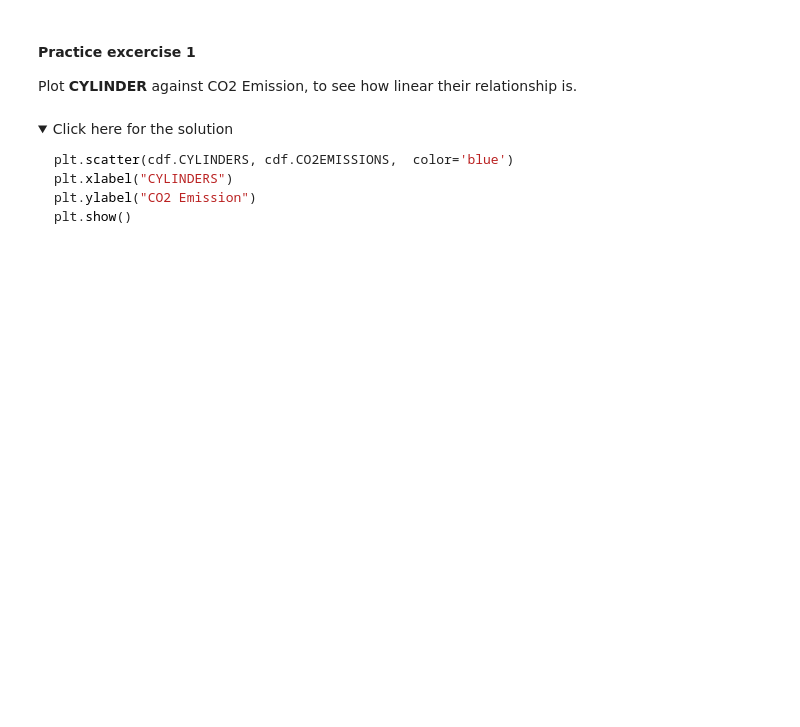
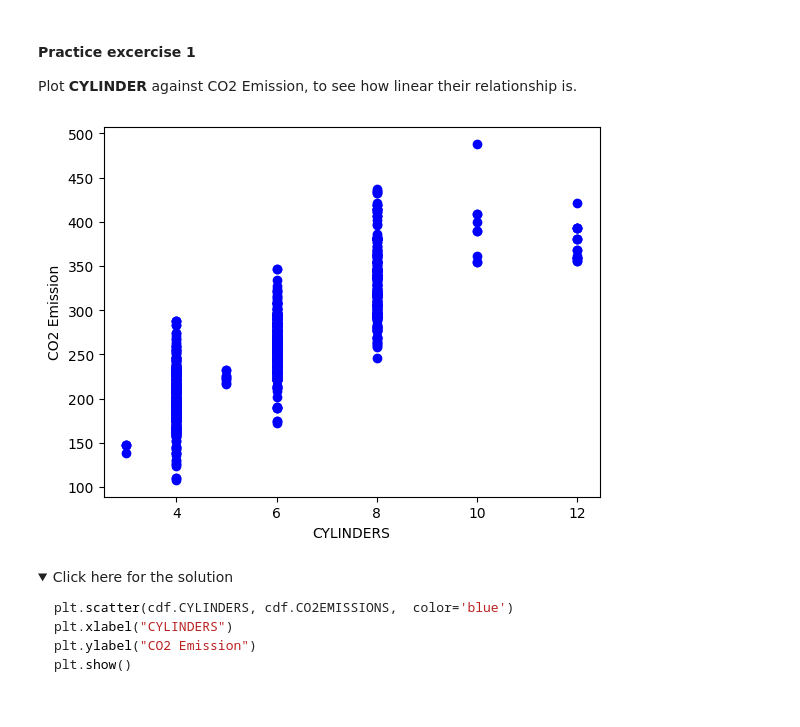
Before and after one commit to hamzeh-khanpour/Python_SQL_Machine_Learning, a Jupyter notebook: Machine Learning with Python/Examples/Simple-Linear-Regression.ipynb, the cells around one changed output. Drawn from its saved outputs; the diff is of its cells as text; code cells hidden in the pictures; folded sections open; blank space fills up the shorter version.

```diff
--- a/Machine Learning with Python/Examples/Simple-Linear-Regression.ipynb
+++ b/Machine Learning with Python/Examples/Simple-Linear-Regression.ipynb
@@ -173,3 +176,10 @@ Plot __CYLINDER__ against CO2 Emission, to see how linear their relationship is.
+# %%
+plt.scatter(cdf.CYLINDERS, cdf.CO2EMISSIONS,  color='blue')
+plt.xlabel("CYLINDERS")
+plt.ylabel("CO2 Emission")
+plt.show()
+# %% [output]
+[figure, added]
 # %% [markdown]
 <details><summary>Click here for the solution</summary>
 
```
Also changed, not shown: parts of 14 cells of this notebook.
